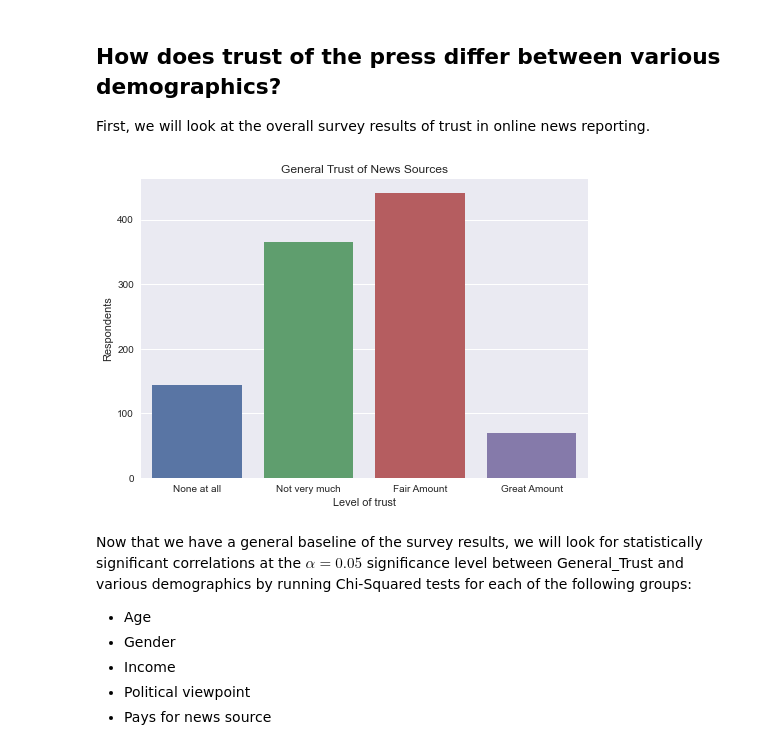
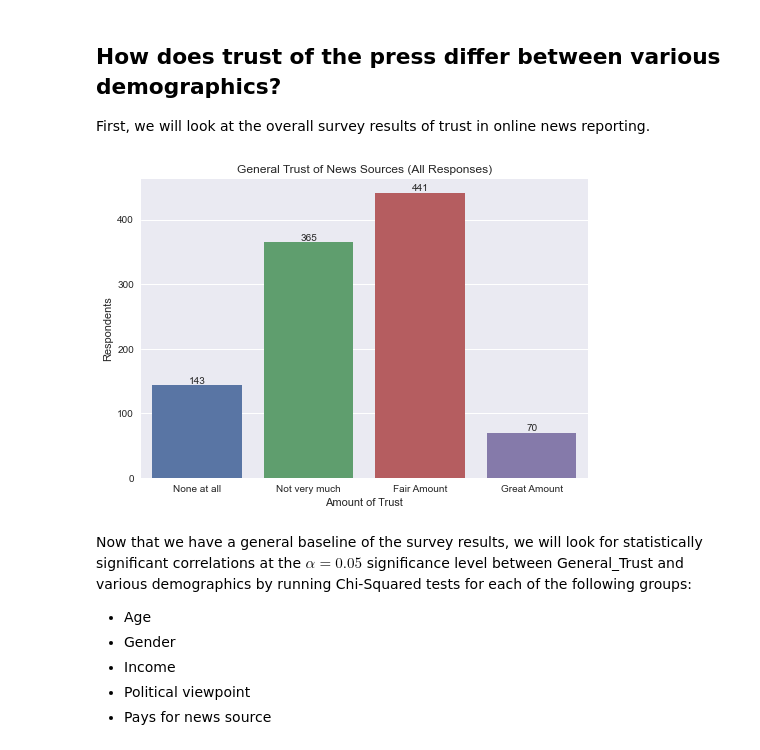
Before and after one commit to randynobx/News_Trust_and_Data, a Jupyter notebook: News_Trust_and_Data__Analytics.ipynb, the cells around one changed output. Drawn from its saved outputs; the diff is of its cells as text; code cells hidden in the pictures.

```diff
--- a/News_Trust_and_Data__Analytics.ipynb
+++ b/News_Trust_and_Data__Analytics.ipynb
@@ -70,10 +70,11 @@ First, we will look at the overall survey results of trust in online news report
 # %%
 # Plot the LoT across all survey respondants
 tot_trust = sns.countplot(x='General_Trust', data=survey_short)
-tot_trust.set(title='General Trust of News Sources', xlabel='Level of trust', ylabel='Respondents');
+tot_trust.set(title='General Trust of News Sources (All Responses)', xlabel='Amount of Trust', ylabel='Respondents');
+tot_trust.bar_label(tot_trust.containers[0])
 tot_trust;
 # %% [output]
-[figure, old version]
+[figure, new version]
 # %% [markdown]
 Now that we have a general baseline of the survey results, we will look for statistically significant correlations at the $\alpha = 0.05$ significance level between General_Trust and various demographics by running Chi-Squared tests for each of the following groups:
 * Age
```
Also changed, not shown: parts of 15 cells of this notebook, 3 other files.
